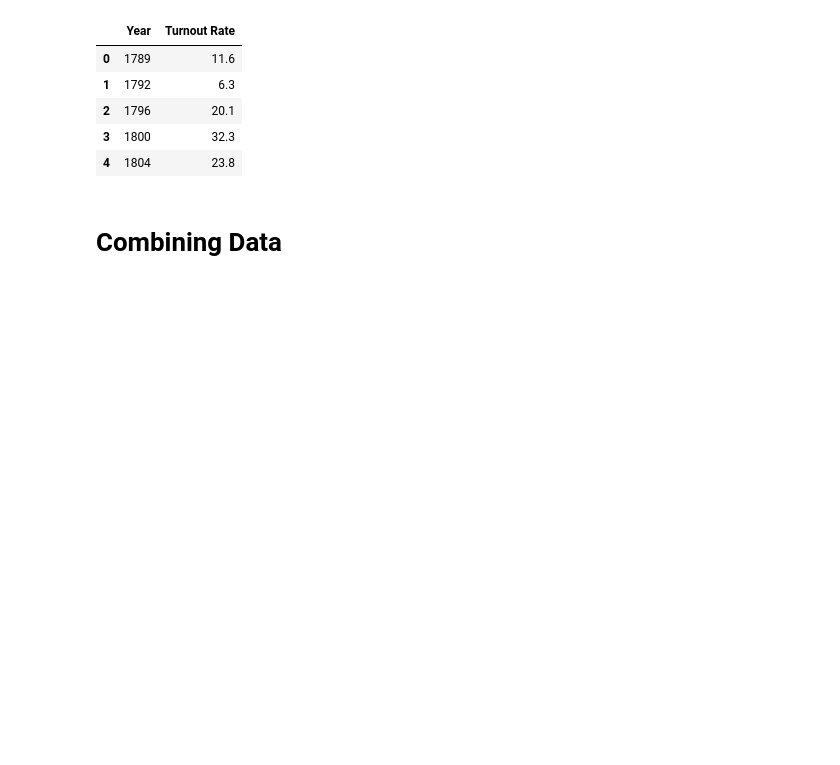
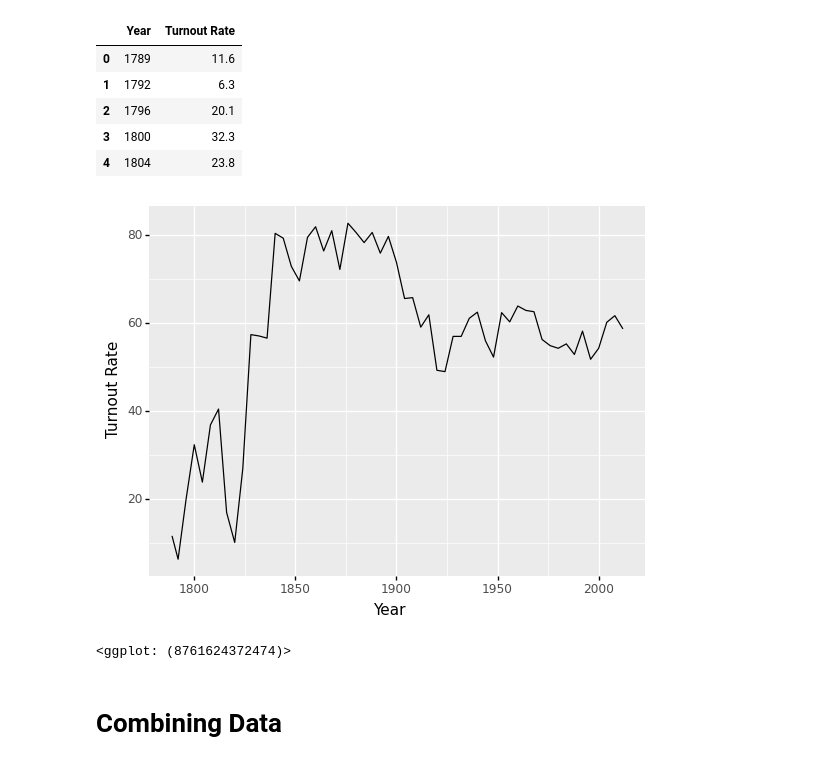
Before and after one commit to coletteyeager/PPOL564_FinalProject, a Jupyter notebook: Data/Data.ipynb, the cells around one changed output. Drawn from its saved outputs; the diff is of its cells as text; code cells hidden in the pictures; blank space fills up the shorter version.

```diff
--- a/Data/Data.ipynb
+++ b/Data/Data.ipynb
@@ -243,6 +245,15 @@ turnout.head()
 | 2 | 1796 | 20.1 |
 | 3 | 1800 | 32.3 |
 | 4 | 1804 | 23.8 |
+# %%
+# Visualize the data
+(
+    ggplot(turnout, aes(x = "Year", y = "Turnout Rate")) +
+    geom_line()
+)
+# %% [output]
+[figure, added]
+<ggplot: (8761624372474)>
 # %% [markdown]
 # Combining Data
 # %%
```
Also changed, not shown: parts of 11 cells of this notebook, 5 other files.
